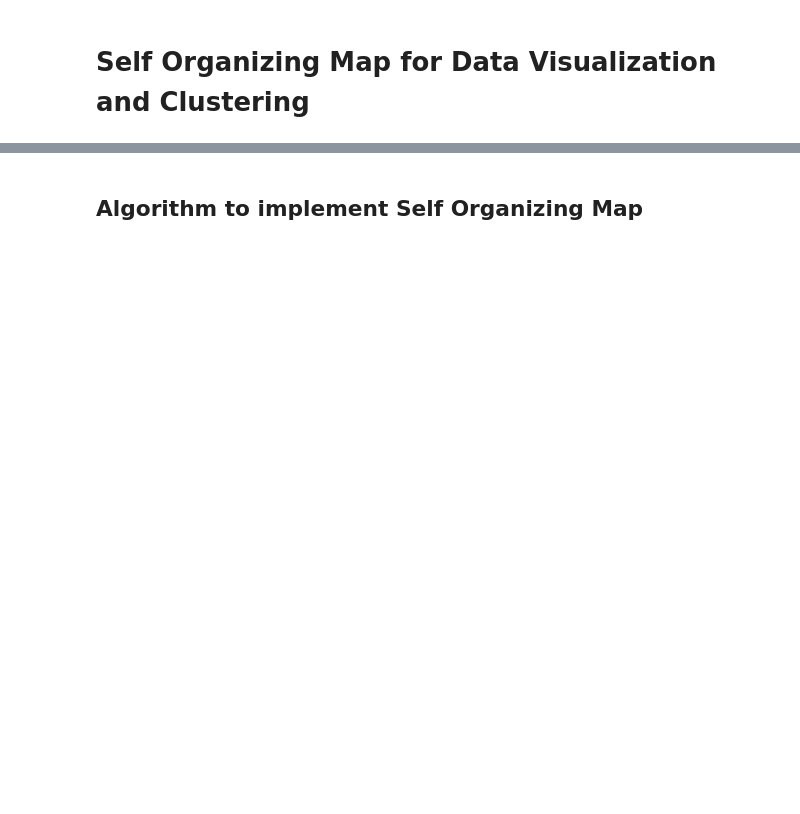
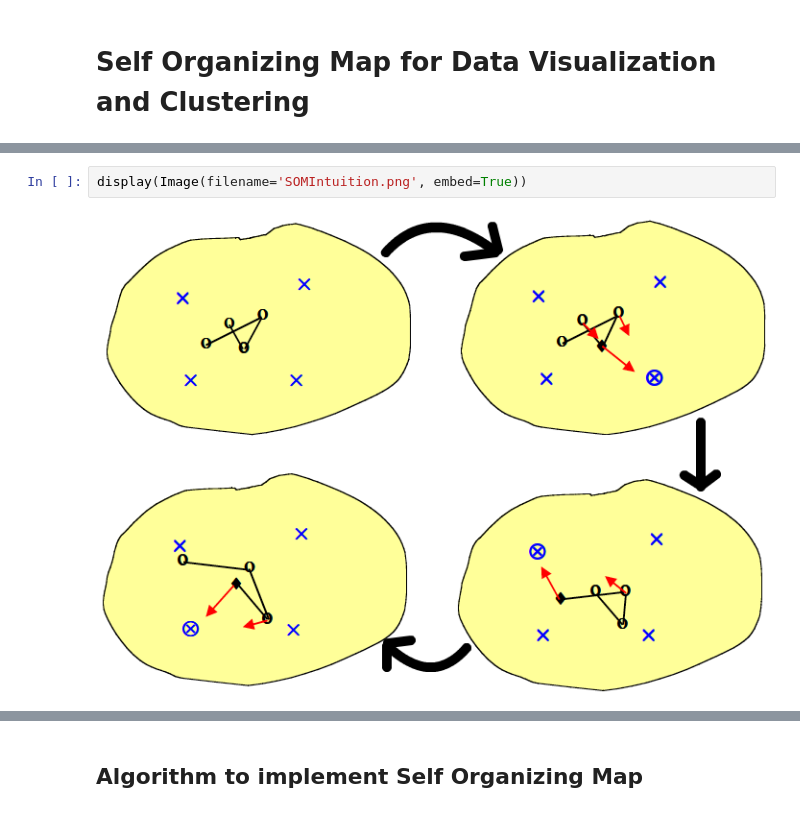
Before and after one commit to hammadshaikhha/Data-Science-and-Machine-Learning-from-Scratch, a Jupyter notebook: Self Organizing Maps for Data Visualization/Self Organizing Map for Clustering.ipynb, the cells around one changed output, grey strips where cells are left out. Drawn from its saved outputs; the diff is of its cells as text; blank space fills up the shorter version.

```diff
--- a/Self Organizing Maps for Data Visualization/Self Organizing Map for Clustering.ipynb
+++ b/Self Organizing Maps for Data Visualization/Self Organizing Map for Clustering.ipynb
@@ -9,0 +31,4 @@ SOM methadology has similarities to Principal Components Analysis (PCA is used f
+# %%
+display(Image(filename='SOMIntuition.png', embed=True))
+# %% [output]
+[figure, added]
```
Also changed, not shown: parts of 30 cells of this notebook.
